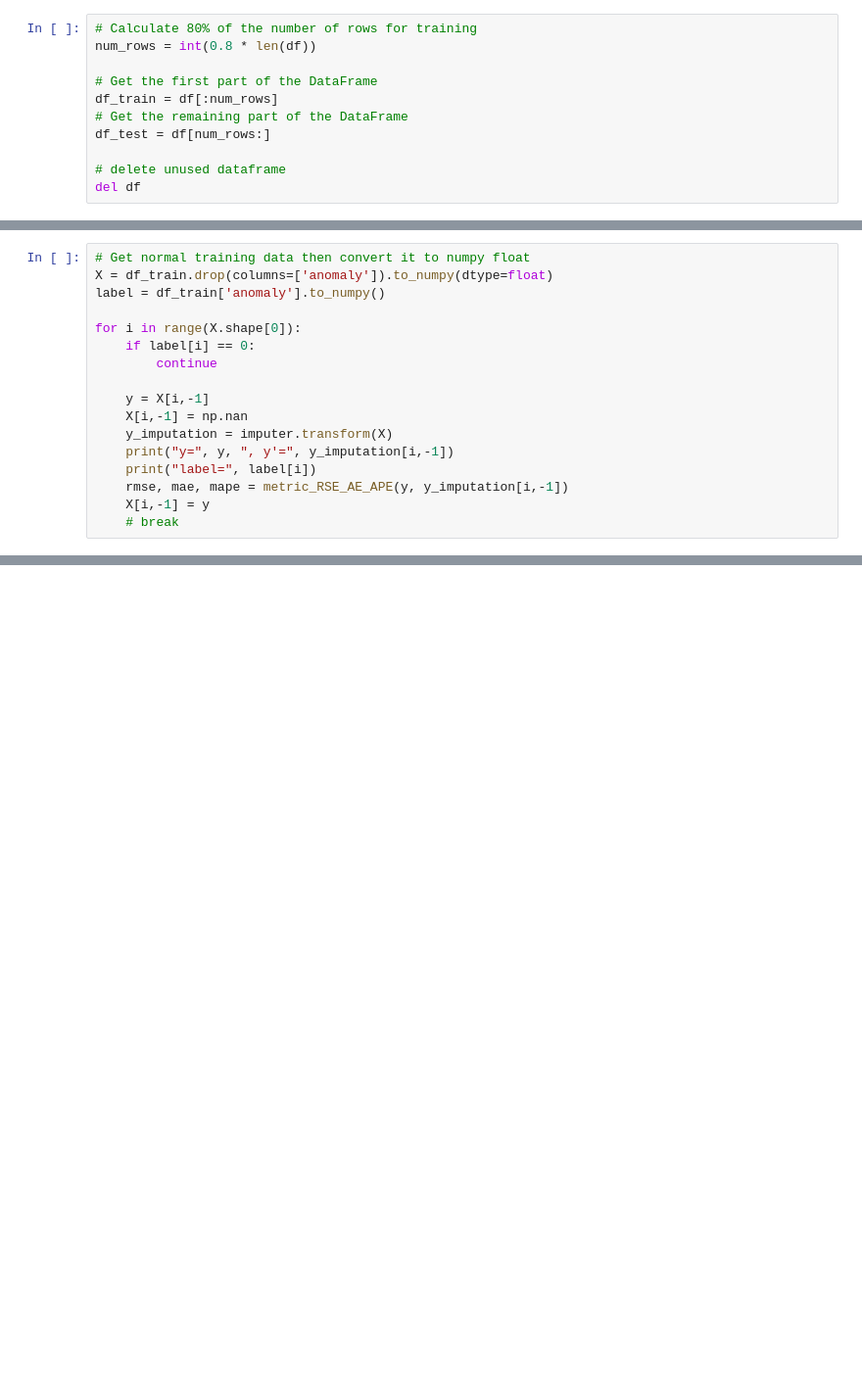
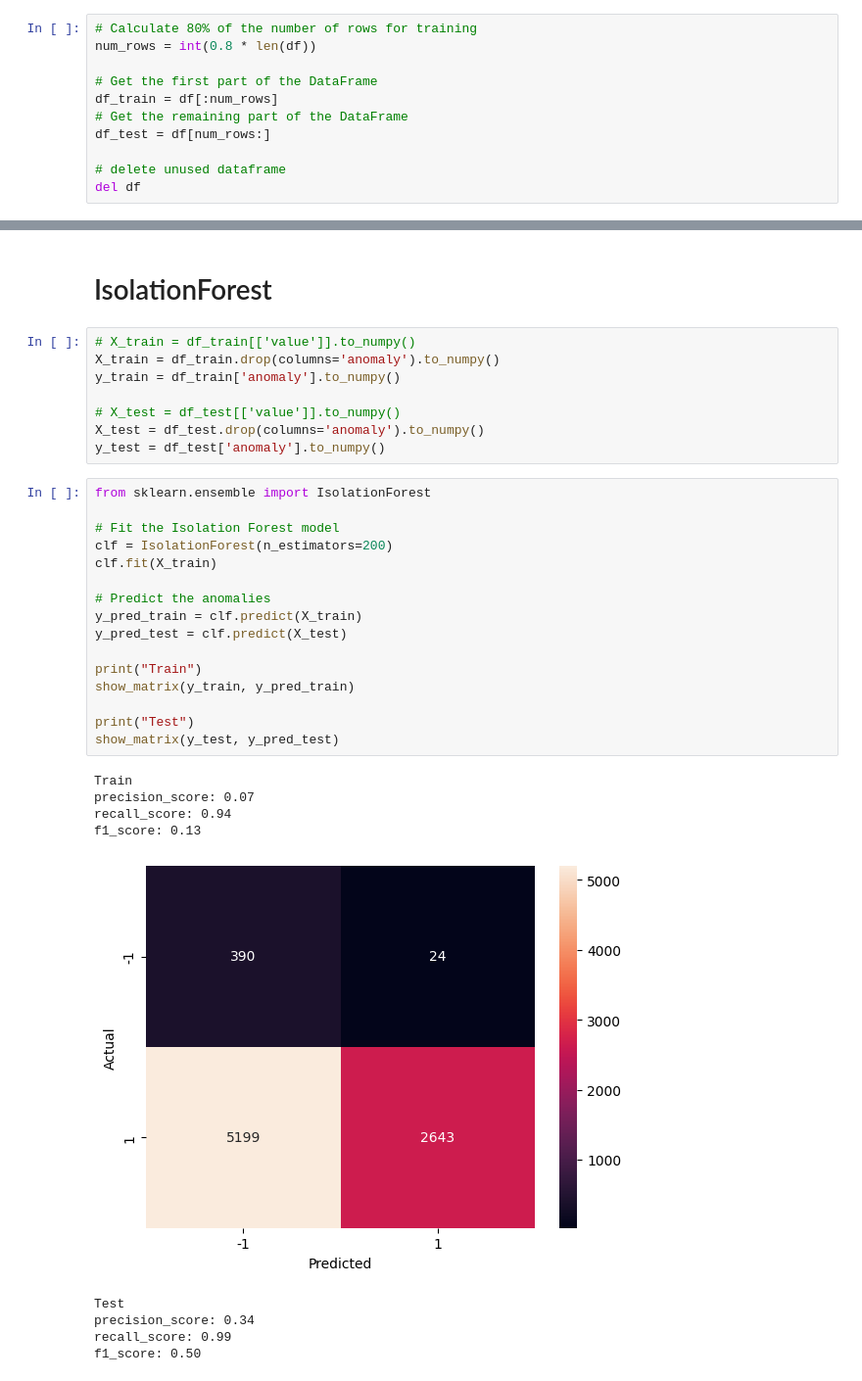
Before and after one commit to fatyanosa/iiwas2023, a Jupyter notebook: nyc_taxi.ipynb, the cells around one changed output, grey strips where cells are left out. Shown at 98% size. Cells and saved outputs as stored; diff of their text form; blank space fills up the shorter version.

```diff
--- a/nyc_taxi.ipynb
+++ b/nyc_taxi.ipynb
@@ -238,17 +120,0 @@ imputer, (rmse, mae, mape) = train(imputer, X, y)
-# %%
-# Get normal training data then convert it to numpy float
-X = df_train.drop(columns=['anomaly']).to_numpy(dtype=float)
-label = df_train['anomaly'].to_numpy()
-
-for i in range(X.shape[0]):
-    if label[i] == 0:
-        continue
-
-    y = X[i,-1]
-    X[i,-1] = np.nan
-    y_imputation = imputer.transform(X)
-    print("y=", y, ", y'=", y_imputation[i,-1])
-    print("label=", label[i])
-    rmse, mae, mape = metric_RSE_AE_APE(y, y_imputation[i,-1])
-    X[i,-1] = y
-    # break
@@ -254,0 +160,36 @@ for i in range(X.shape[0]):
+# %% [markdown]
+# IsolationForest
+# %%
+# X_train = df_train[['value']].to_numpy()
+X_train = df_train.drop(columns='anomaly').to_numpy()
+y_train = df_train['anomaly'].to_numpy()
+
+# X_test = df_test[['value']].to_numpy()
+X_test = df_test.drop(columns='anomaly').to_numpy()
+y_test = df_test['anomaly'].to_numpy()
+# %%
+from sklearn.ensemble import IsolationForest
+
+# Fit the Isolation Forest model
+clf = IsolationForest(n_estimators=200)
+clf.fit(X_train)
+
+# Predict the anomalies
+y_pred_train = clf.predict(X_train)
+y_pred_test = clf.predict(X_test)
+
+print("Train")
+show_matrix(y_train, y_pred_train)
+
+print("Test")
+show_matrix(y_test, y_pred_test)
+# %% [output]
+Train
+precision_score: 0.07
+recall_score: 0.94
+f1_score: 0.13
+[figure, added]
+Test
+precision_score: 0.34
+recall_score: 0.99
+f1_score: 0.50
```
Also changed, not shown: parts of 22 cells of this notebook, 1 other file.
